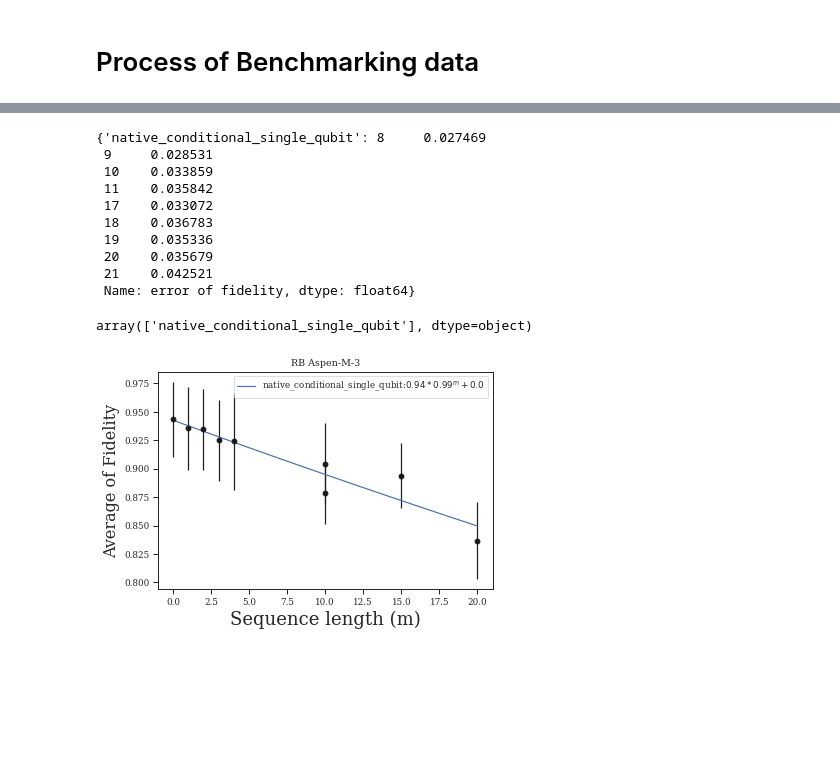
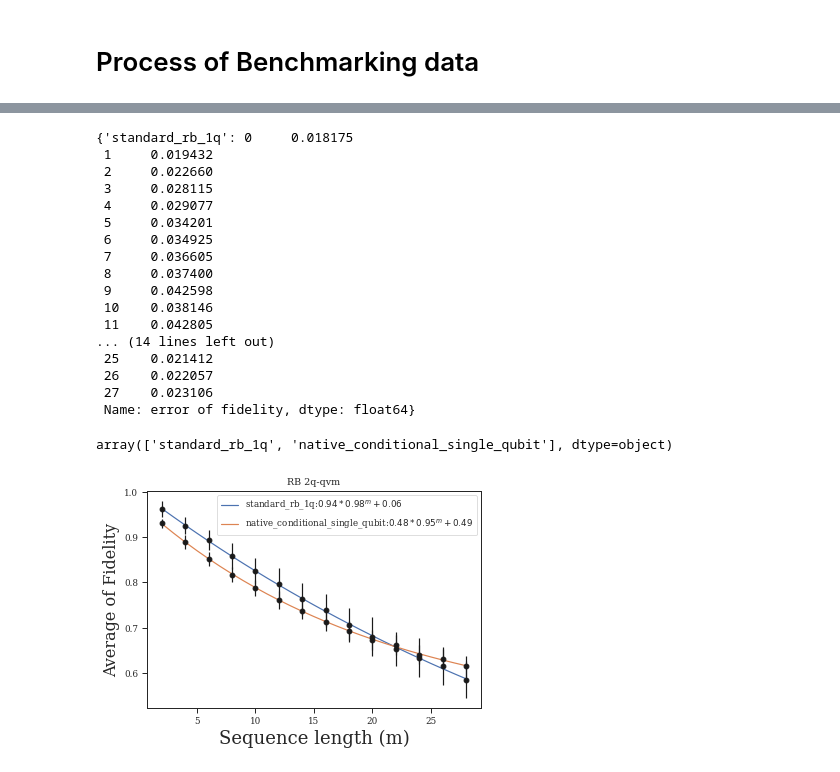
Before and after one commit to mmehrani/Randomized_Benchmarking_protocol, a Jupyter notebook: data_post_processing.ipynb, the cells around one changed output, grey strips where cells are left out. Saved outputs shown, nothing was run; the diff lists cells and outputs as text; code cells hidden in the pictures; blank space fills up the shorter version.

Commit message:
standard version is adding

```diff
--- a/data_post_processing.ipynb
+++ b/data_post_processing.ipynb
@@ -17,8 +17,8 @@ target_qubits = [0]
 n_qubits = len(target_qubits)
 
 # epsilon = 0.01
-# machine_title = '2q-qvm'
-machine_title = 'Aspen-M-3'
+machine_title = '2q-qvm'
+# machine_title = 'Aspen-M-3'
 # noise_model = 'depolarising_noise'
 noisy_machine = machine_title
 
@@ -78,38 +89,46 @@ df
 # %%
 err_fdlty_dict
 # %% [output]
-{'native_conditional_single_qubit': 8     0.027469
- 9     0.028531
- 10    0.033859
- 11    0.035842
- 17    0.033072
- 18    0.036783
- 19    0.035336
- 20    0.035679
- 21    0.042521
+{'standard_rb_1q': 0     0.018175
+ 1     0.019432
+ 2     0.022660
+ 3     0.028115
+ 4     0.029077
+ 5     0.034201
+ 6     0.034925
+ 7     0.036605
+ 8     0.037400
+ 9     0.042598
+ 10    0.038146
+ 11    0.042805
+... (14 lines left out)
+ 25    0.021412
+ 26    0.022057
+ 27    0.023106
  Name: error of fidelity, dtype: float64}
 # %%
 bench_versions
 # %% [output]
-array(['native_conditional_single_qubit'], dtype=object)
+array(['standard_rb_1q', 'native_conditional_single_qubit'], dtype=object)
 # %%
 fig = plt.figure()
 ax = fig.add_subplot()
 
 
+for version in ['standard_rb_1q', 'native_conditional_single_qubit']:
 # for version in ['native_conditional_conditional_two_qubits']:
-for version in ['native_conditional_single_qubit']:
+# for version in ['native_conditional_single_qubit']:
 #     plot_bench_arrays(ax, version, epsilon)
     plot_decay(ordered_layers_dict[version][:], avg_fdlty_dict[version][:],
                err_fdlty_dict[version][:], label = version, axes = ax)
 
 # plt.loglog()
 ax.set_xlabel('Sequence length (m)', fontsize=18)
 ax.set_ylabel('Average of Fidelity', fontsize=16)
 ax.set_title(r'RB {}'.format(noisy_machine))
 
 plt.legend()
 
 fig.savefig(os.path.join(path, 'RB_{}.png'.format(target_qubits)))
 # %% [output]
-[figure, old version]
+[figure, new version]
```
Also changed, not shown: parts of 2 cells of this notebook, 2 other files.
